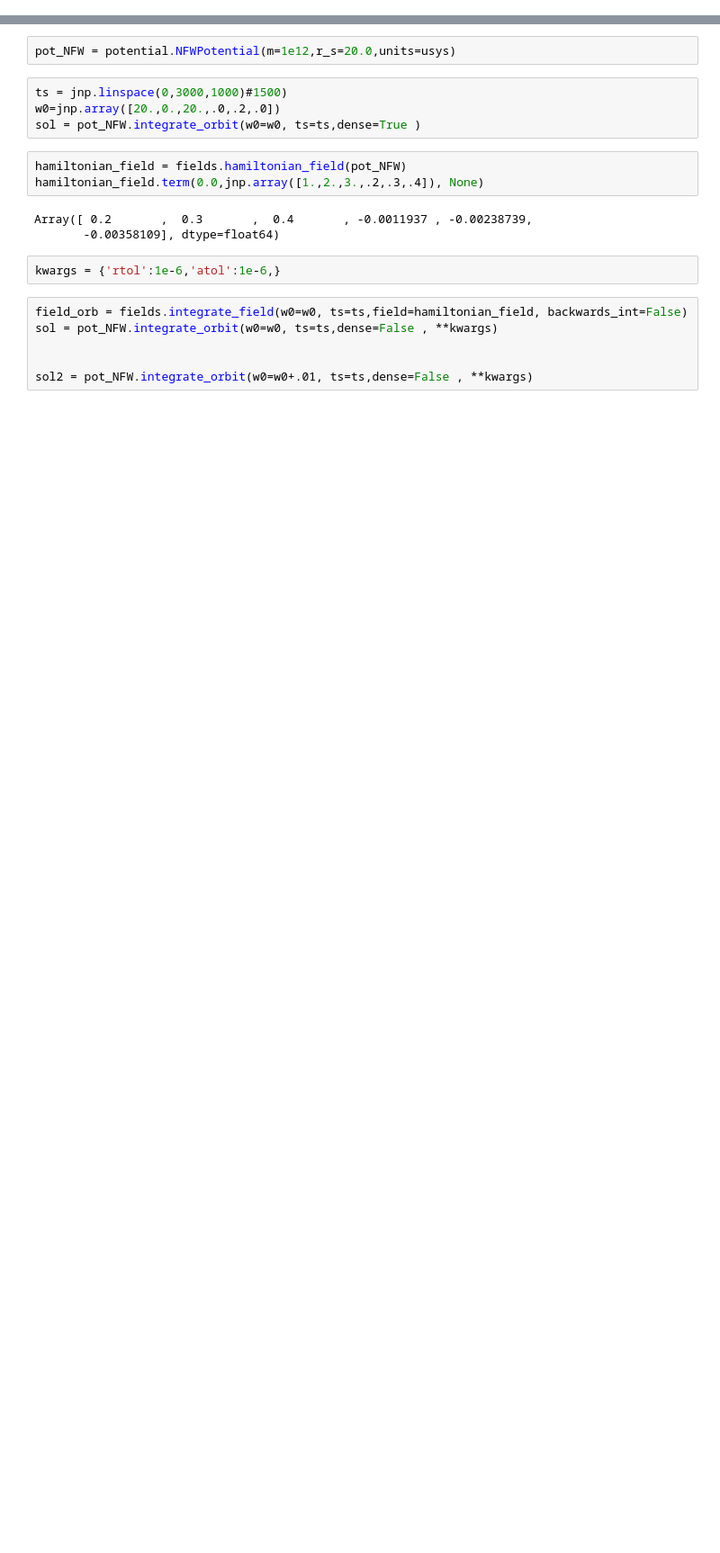
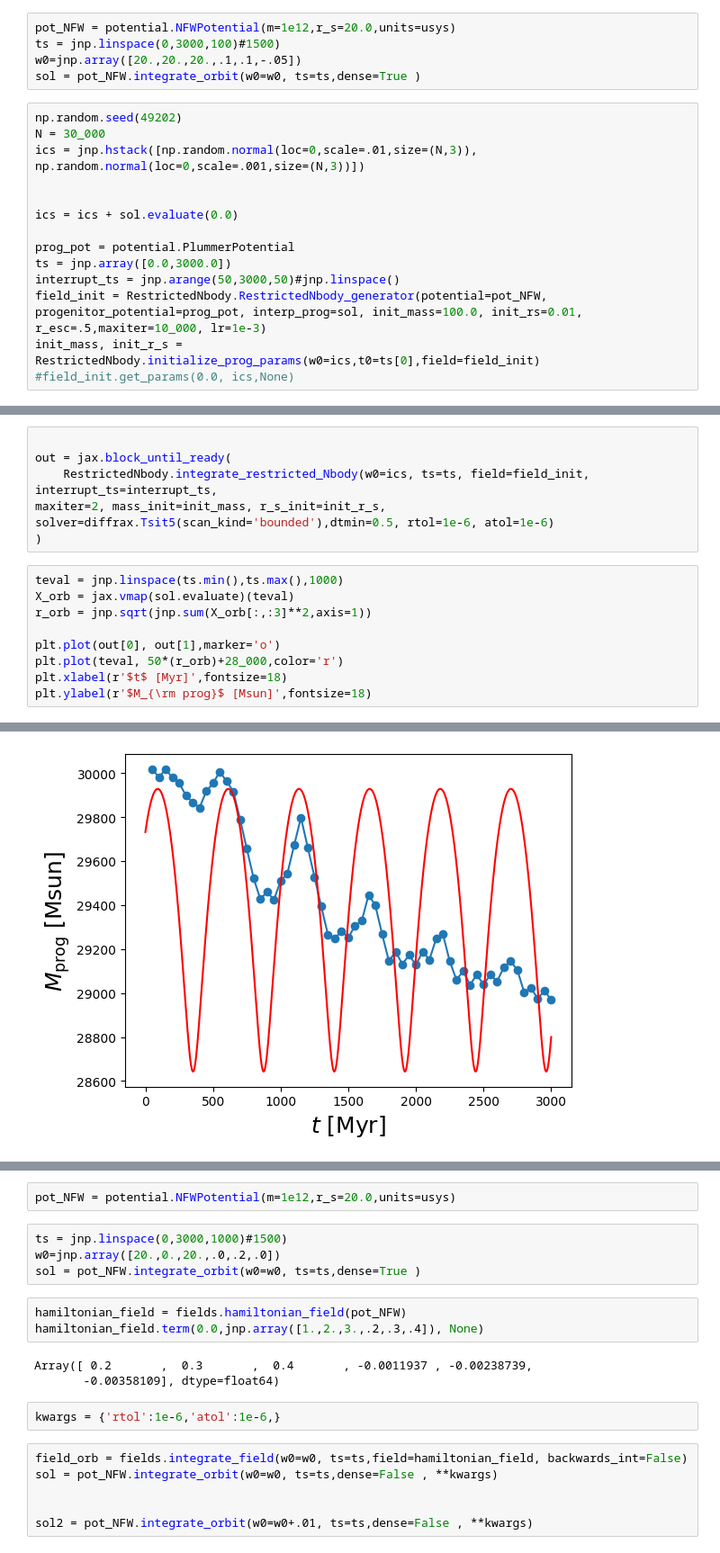
Before and after one commit to jnibauer/streamsculptor, a Jupyter notebook: examples/tests.ipynb, the cells around one changed output, grey strips where cells are left out. Shown at 90% size. Saved outputs shown, nothing was run; the diff lists cells and outputs as text; blank space fills up the shorter version.

```diff
--- a/examples/tests.ipynb
+++ b/examples/tests.ipynb
@@ -18 +19,20 @@ import jax
 jax.config.update("jax_enable_x64", True)
+# %%
+pot_NFW = potential.NFWPotential(m=1e12,r_s=20.0,units=usys)
+ts = jnp.linspace(0,3000,100)#1500)
+w0=jnp.array([20.,20.,20.,.1,.1,-.05])
+sol = pot_NFW.integrate_orbit(w0=w0, ts=ts,dense=True )
+# %%
+np.random.seed(49202)
+N = 30_000
+ics = jnp.hstack([np.random.normal(loc=0,scale=.01,size=(N,3)), np.random.normal(loc=0,scale=.001,size=(N,3))])
+
+
+ics = ics + sol.evaluate(0.0)
+
+prog_pot = potential.PlummerPotential
+ts = jnp.array([0.0,3000.0])
+interrupt_ts = jnp.arange(50,3000,50)#jnp.linspace()
+field_init = RestrictedNbody.RestrictedNbody_generator(potential=pot_NFW, progenitor_potential=prog_pot, interp_prog=sol, init_mass=100.0, init_rs=0.01,  r_esc=.5,maxiter=10_000, lr=1e-3)
+init_mass, init_r_s = RestrictedNbody.initialize_prog_params(w0=ics,t0=ts[0],field=field_init)
+#field_init.get_params(0.0, ics,None)
@@ -18,0 +43,16 @@ jax.config.update("jax_enable_x64", True)
+# %%
+
+out = jax.block_until_ready(
+    RestrictedNbody.integrate_restricted_Nbody(w0=ics, ts=ts, field=field_init, interrupt_ts=interrupt_ts,
+maxiter=2, mass_init=init_mass, r_s_init=init_r_s, solver=diffrax.Tsit5(scan_kind='bounded'),dtmin=0.5, rtol=1e-6, atol=1e-6)
+)
+# %%
+teval = jnp.linspace(ts.min(),ts.max(),1000)
+X_orb = jax.vmap(sol.evaluate)(teval)
+r_orb = jnp.sqrt(jnp.sum(X_orb[:,:3]**2,axis=1))
+
+plt.plot(out[0], out[1],marker='o')
+plt.plot(teval, 50*(r_orb)+28_000,color='r')
+plt.xlabel(r'$t$ [Myr]',fontsize=18)
+plt.ylabel(r'$M_{\rm prog}$ [Msun]',fontsize=18)
+# %% [output]
@@ -18,0 +60 @@ jax.config.update("jax_enable_x64", True)
+[figure, added]
```
Also changed, not shown: parts of 4 cells of this notebook, 2 other files.
